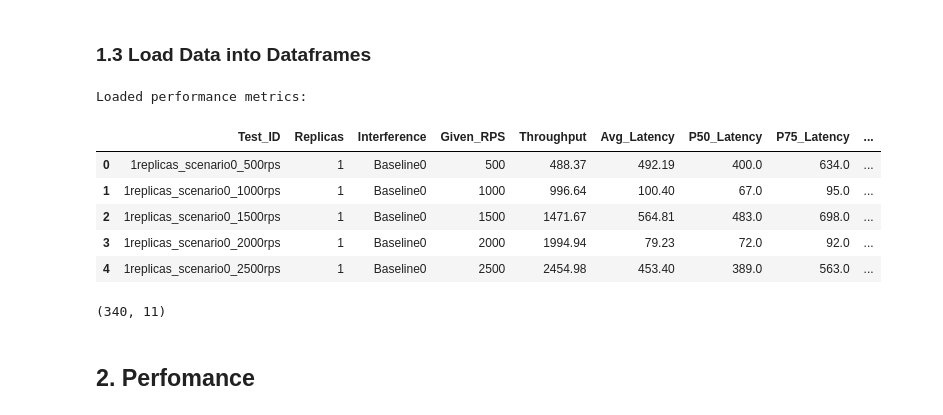
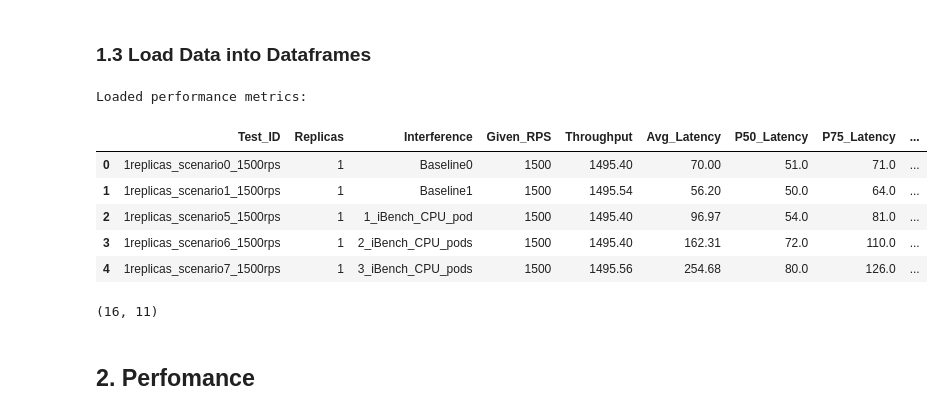
Before and after one commit to georgakopoulosgeo/Interference_Thesis_NTUA, a Jupyter notebook: profiling/slowdown_predictor.ipynb, the cells around one changed output. Cells and saved outputs as stored; diff of their text form; code cells hidden in the pictures.

```diff
--- a/profiling/slowdown_predictor.ipynb
+++ b/profiling/slowdown_predictor.ipynb
@@ -32,7 +32,7 @@ from sklearn.neighbors import KNeighborsRegressor
 ### 1.1 Fetch Data
 # %%
 # Define the local path to store the CSV files from the LabPC
-local_results_folder = Path("./Nginx_Data5")
+local_results_folder = Path("./Nginx_Data6")
 
 # Create the folder if it does not already exist
 local_results_folder.mkdir(parents=True, exist_ok=True)
@@ -200,29 +200,29 @@ No file found for the category: workload
 ### 1.3 Load Data into Dataframes
 # %%
 Data_Dir_HR = 'HR_Data'
-Data_Dir_Nginx = 'Nginx_Data5'
+Data_Dir_Nginx = 'Nginx_Data6'
 Data_Dir = Data_Dir_Nginx
 #traffic = 'TC-VM-01'
-Perfomance_File = os.path.join(Data_Dir, 'workload_metrics.csv')
+Perfomance_File = os.path.join(Data_Dir, 'nginx_metrics.csv')
 
 
 if os.path.exists(Perfomance_File):
     df_perf = pd.read_csv(Perfomance_File)
     print("Loaded performance metrics:")
     display(df_perf.head())
     print(df_perf.shape)
 else:
     print(f"Performance file not found at {Perfomance_File}. Please verify path.")
     df_perf = pd.DataFrame()
 # %% [output]
 Loaded performance metrics:
 |  | Test_ID | Replicas | Interference | Given_RPS | Throughput | Avg_Latency | P50_Latency | P75_Latency | ... |
-| 0 | 1replicas_scenario0_500rps | 1 | Baseline0 | 500 | 488.37 | 492.19 | 400.0 | 634.0 | ... |
-| 1 | 1replicas_scenario0_1000rps | 1 | Baseline0 | 1000 | 996.64 | 100.40 | 67.0 | 95.0 | ... |
-| 2 | 1replicas_scenario0_1500rps | 1 | Baseline0 | 1500 | 1471.67 | 564.81 | 483.0 | 698.0 | ... |
-| 3 | 1replicas_scenario0_2000rps | 1 | Baseline0 | 2000 | 1994.94 | 79.23 | 72.0 | 92.0 | ... |
-| 4 | 1replicas_scenario0_2500rps | 1 | Baseline0 | 2500 | 2454.98 | 453.40 | 389.0 | 563.0 | ... |
+| 0 | 1replicas_scenario0_1500rps | 1 | Baseline0 | 1500 | 1495.40 | 70.00 | 51.0 | 71.0 | ... |
+| 1 | 1replicas_scenario1_1500rps | 1 | Baseline1 | 1500 | 1495.54 | 56.20 | 50.0 | 64.0 | ... |
+| 2 | 1replicas_scenario5_1500rps | 1 | 1_iBench_CPU_pod | 1500 | 1495.40 | 96.97 | 54.0 | 81.0 | ... |
+| 3 | 1replicas_scenario6_1500rps | 1 | 2_iBench_CPU_pods | 1500 | 1495.40 | 162.31 | 72.0 | 110.0 | ... |
+| 4 | 1replicas_scenario7_1500rps | 1 | 3_iBench_CPU_pods | 1500 | 1495.56 | 254.68 | 80.0 | 126.0 | ... |
-(340, 11)
+(16, 11)
 # %%
 ## For PCM Files
 
```
Also changed, not shown: parts of 7 cells of this notebook, 34 other files.
